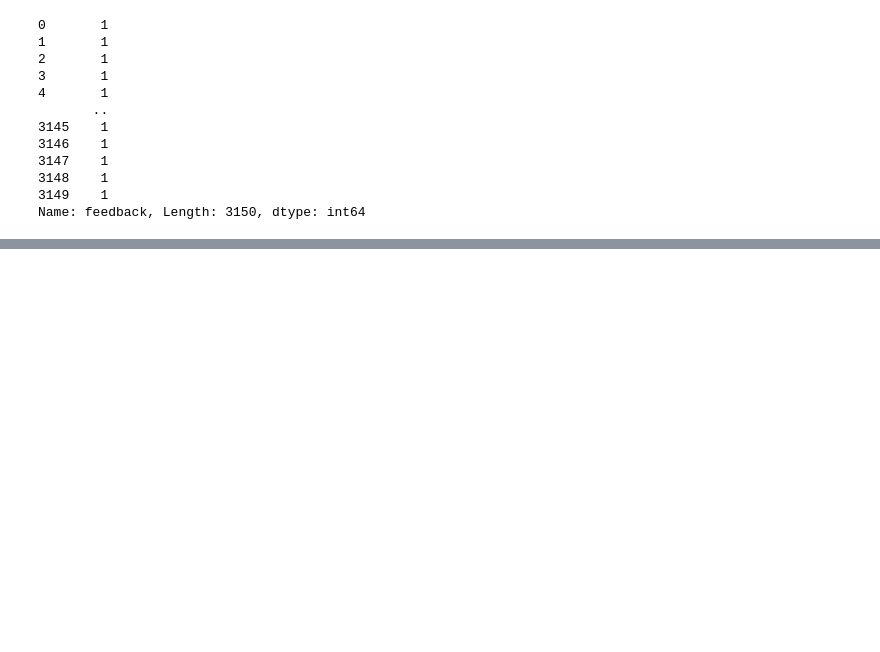
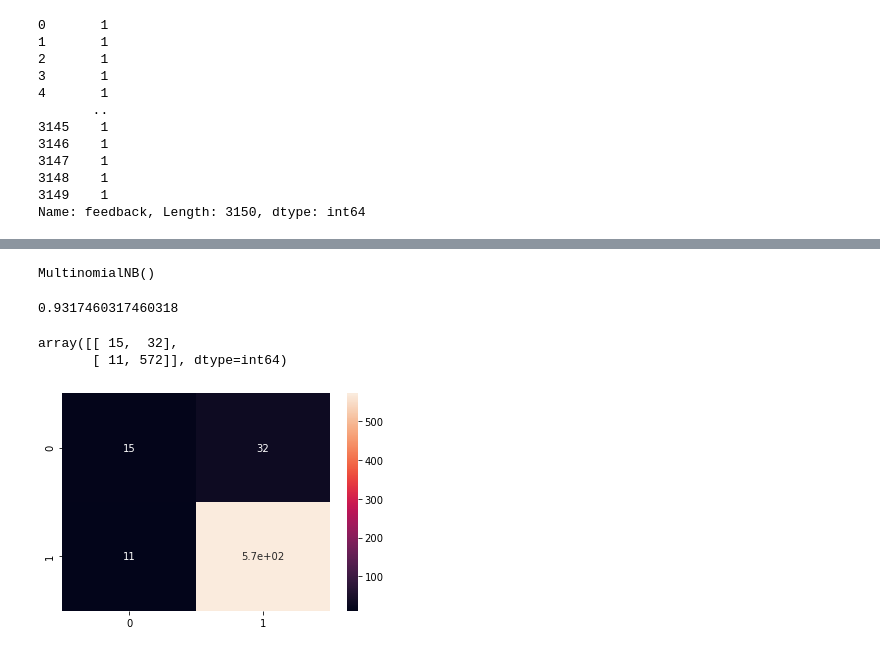
Before and after one commit to caiquemiranda/machine-learning-business-python, a Jupyter notebook: RP-department.ipynb, the cells around one changed output, grey strips where cells are left out. Cells and saved outputs as stored; diff of their text form; code cells hidden in the pictures; blank space fills up the shorter version.

Commit message:
rp-final model

```diff
--- a/RP-department.ipynb
+++ b/RP-department.ipynb
@@ -449,0 +448,4 @@ Name: feedback, Length: 3150, dtype: int64
+# %%
+# treinamento com naive bayes
+from sklearn.model_selection import train_test_split
+X_train, X_test, y_train, y_test = train_test_split(X, y, test_size=0.2)
@@ -449,0 +459,5 @@ Name: feedback, Length: 3150, dtype: int64
+# %%
+naive_bayes = MultinomialNB()
+naive_bayes.fit(X_train, y_train)
+# %% [output]
+MultinomialNB()
@@ -449,0 +467,16 @@ Name: feedback, Length: 3150, dtype: int64
+# %%
+y_pred = naive_bayes.predict(X_test)
+# %%
+accuracy_score(y_test, y_pred)
+# %% [output]
+0.9317460317460318
+# %%
+cm = confusion_matrix(y_test, y_pred)
+cm
+# %% [output]
+array([[ 15,  32],
+       [ 11, 572]], dtype=int64)
+# %%
+sns.heatmap(cm, annot=True);
+# %% [output]
+[figure, added]
```
Also changed, not shown: parts of 38 cells of this notebook, 1 other file.
